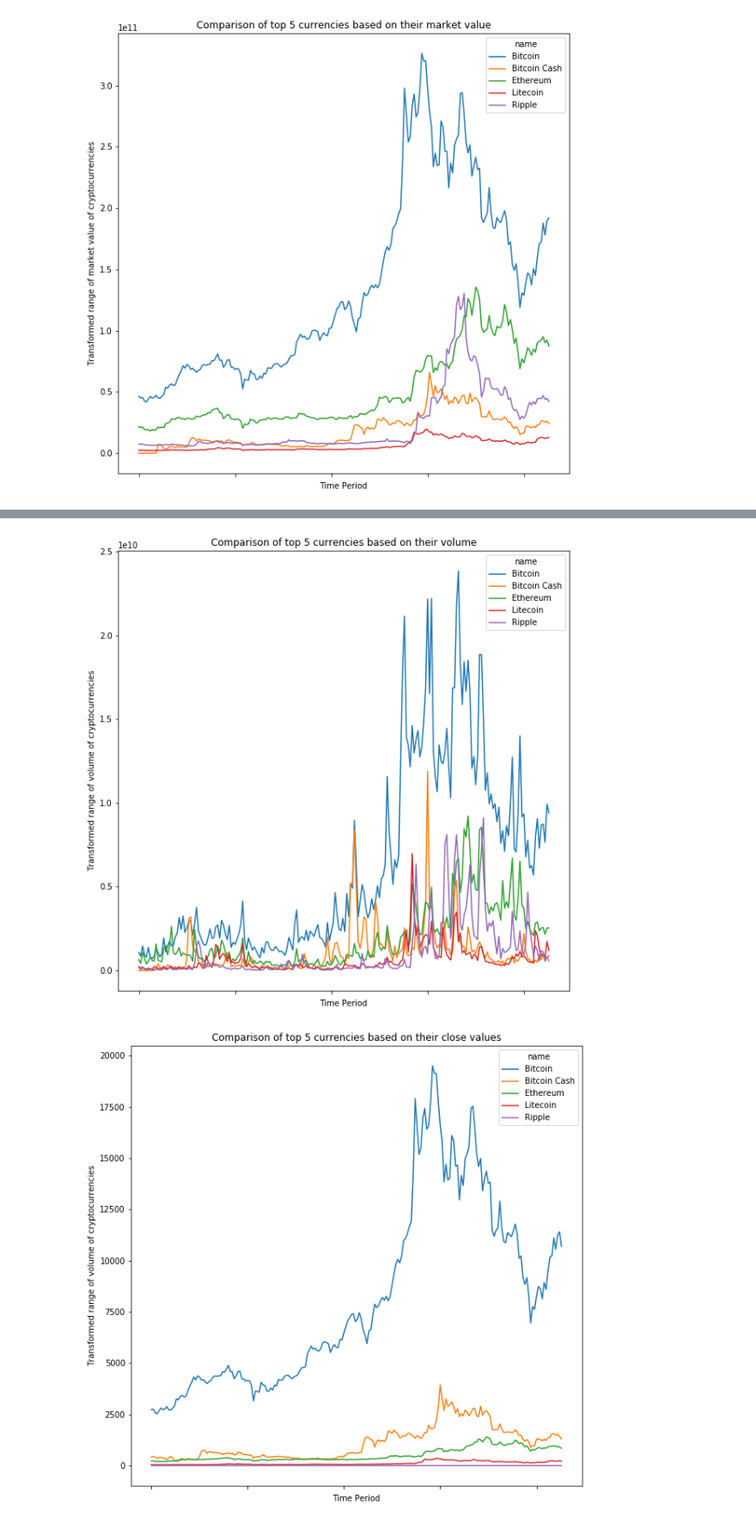
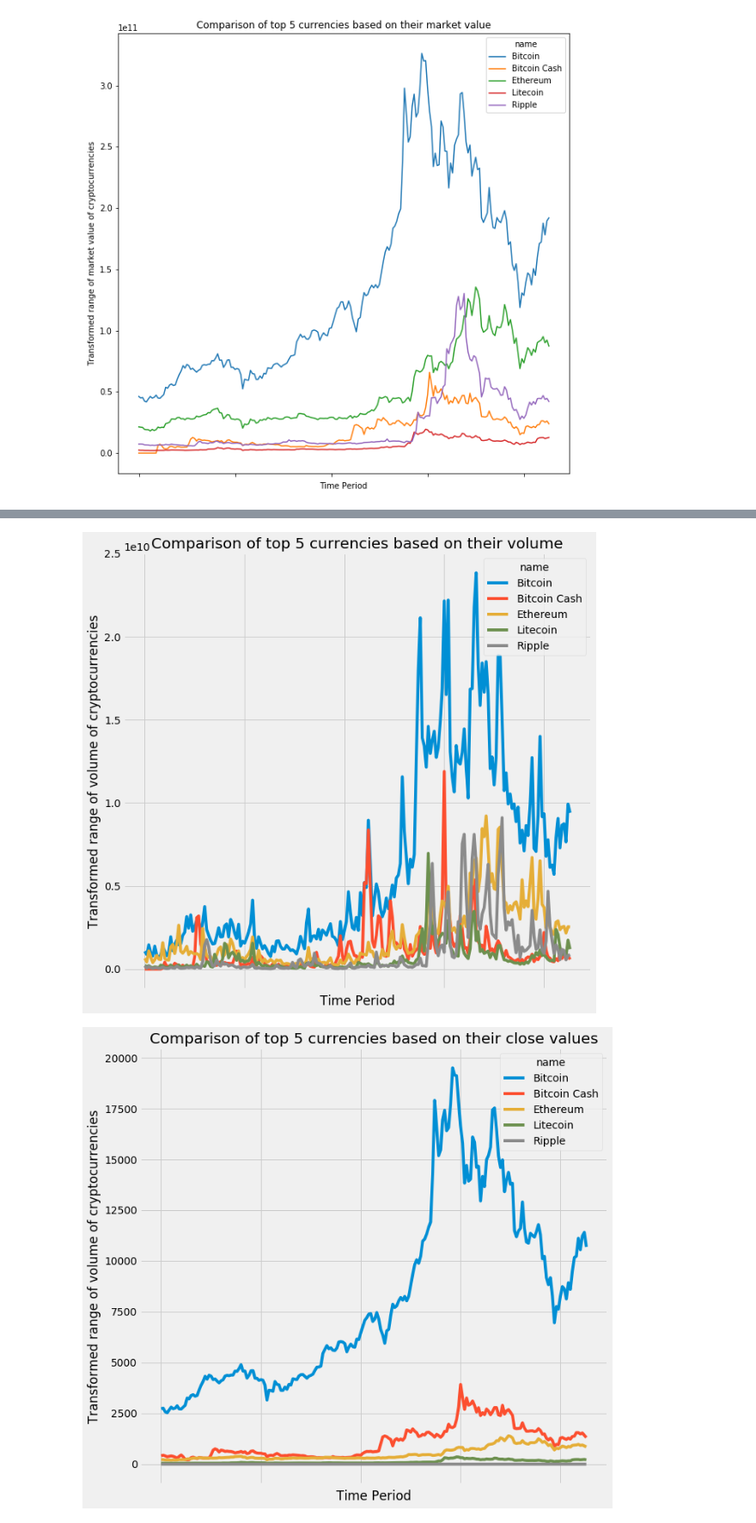
Before and after one commit to sabbirahmad/cryptocurrency-analysis, a Jupyter notebook: LineGraphAnalysis.ipynb, the cells around one changed output, grey strips where cells are left out. Shown at 86% size. Cells and saved outputs as stored; diff of their text form; code cells hidden in the pictures.

```diff
--- a/LineGraphAnalysis.ipynb
+++ b/LineGraphAnalysis.ipynb
@@ -227,6 +247,7 @@ VolumeTrendOfTop5Currencies_dropNA = VolumeTrendOfTop5Currencies.dropna(axis=0,
 # plt.xlabel('Time Period')
 # plt.plot(marketCapTrendOfTop5Currencies)
 # plt.legend()
+plt.style.use('fivethirtyeight')
 VolumeTrendOfTop5Currencies_dropNA.plot(legend=True,figsize=(10, 10),
                                         title='Comparison of top 5 currencies based on their volume')
 plt.ylabel('Transformed range of volume of cryptocurrencies')
@@ -234,20 +255,21 @@ plt.xlabel('Time Period')
 # plt.gcf().autofmt_xdate()
 plt.show()
 # %% [output]
-[figure, old version]
+[figure, new version]
 # %%
 top5CurrenciesPricePerUnit = top_5_frequent_currencies_allData.groupby(['date','name'])['close'].mean().unstack()
 top5CurrenciesPricePerUnit_dropNA = top5CurrenciesPricePerUnit.dropna(axis=0, how='any')
+plt.style.use('fivethirtyeight')
 # plt.plot(marketCapTrendOfTop5Currencies)
 # fig = plt.figure(figsize=(10, 10))
 # plt.title('Comparison of top 5 currencies based on their volume')
 top5CurrenciesPricePerUnit_dropNA.plot(legend=True,figsize=(10, 10),
                                         title='Comparison of top 5 currencies based on their close values')
 plt.ylabel('Transformed range of volume of cryptocurrencies')
 plt.xlabel('Time Period')
 plt.show()
 # %% [output]
-[figure, old version]
+[figure, new version]
 # %%
 FluctuationOfTop5Currencies = top_5_frequent_currencies_allData.groupby(['date','name'])['high','low'].mean().unstack()
 FluctuationOfTop5Currencies_dropNA = FluctuationOfTop5Currencies.dropna(axis=0, how='any')
```
Also changed, not shown: parts of 10 cells of this notebook, 1 other file.
